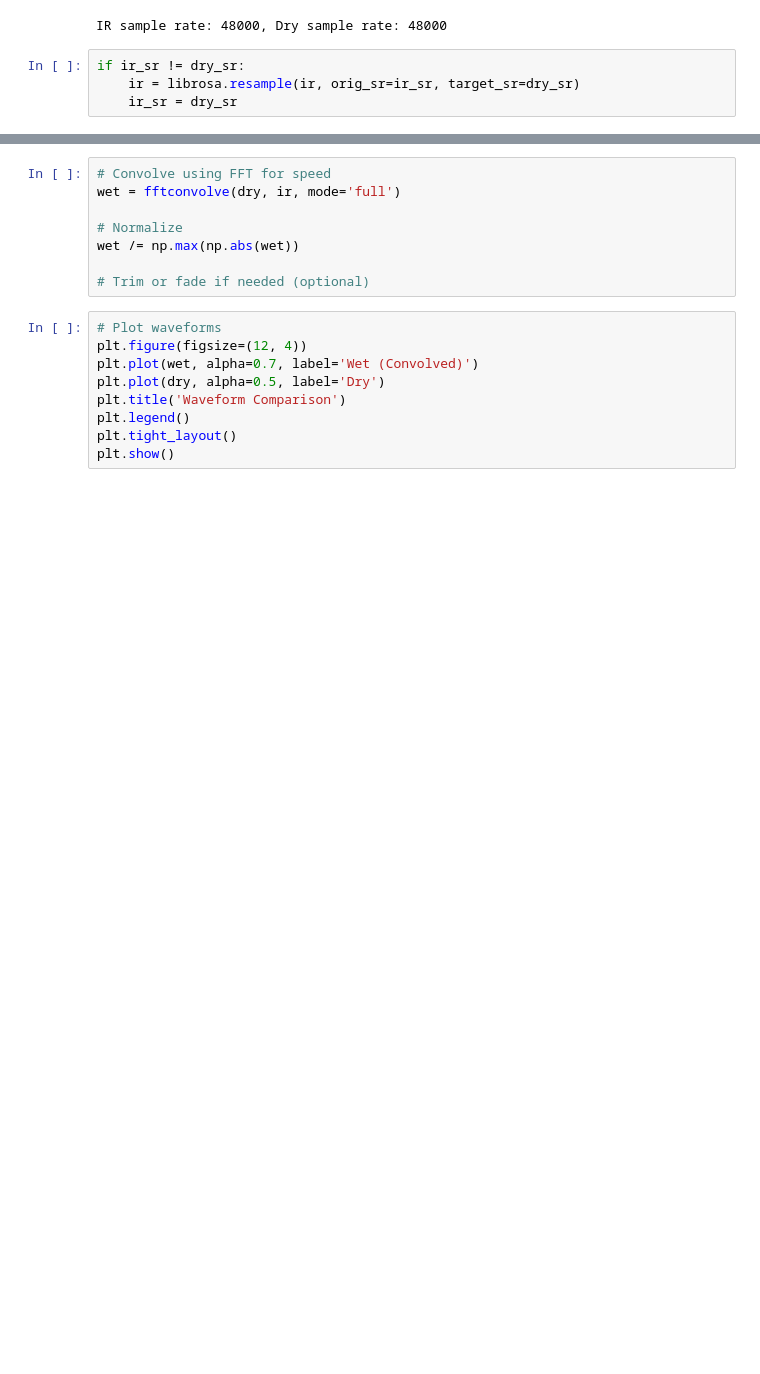
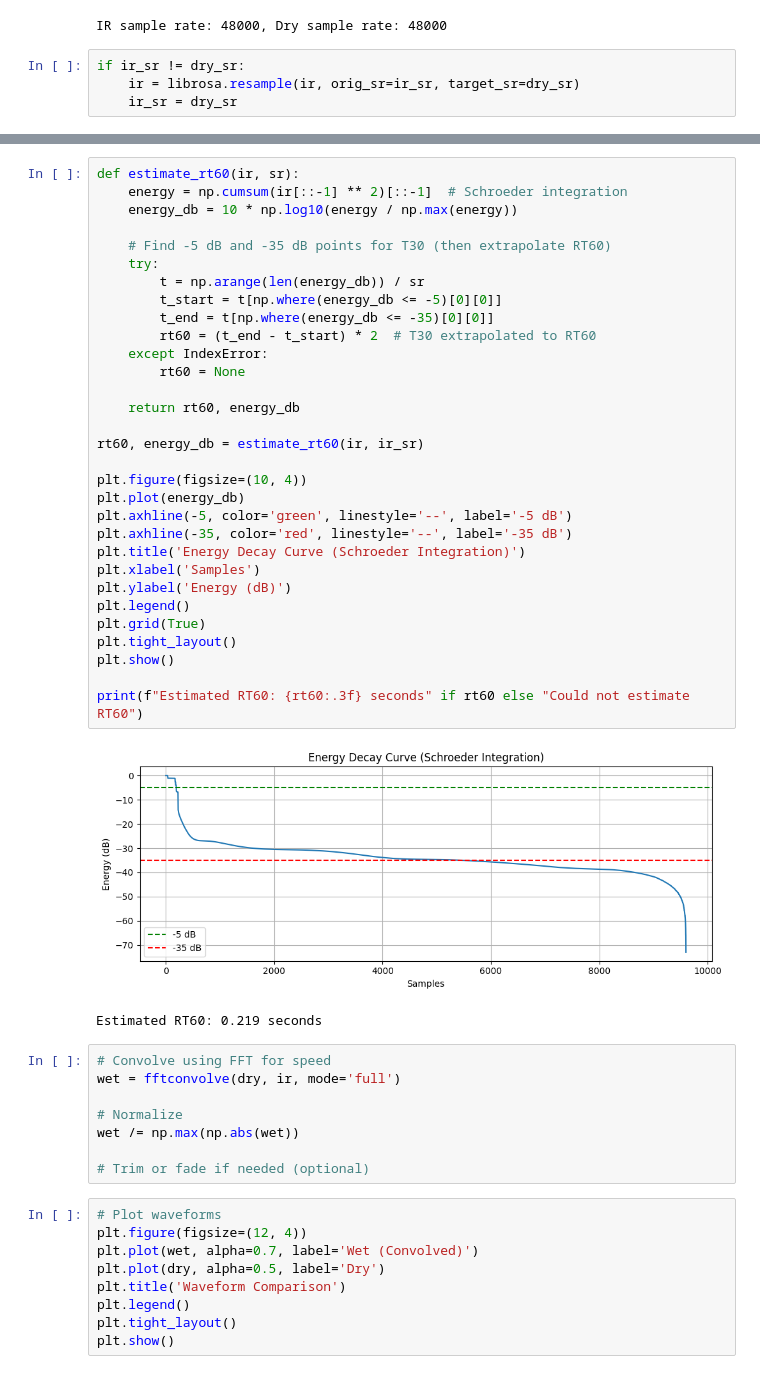
Before and after one commit to omega1119/dsp-ir, a Jupyter notebook: apply_ir.ipynb, the cells around one changed output, grey strips where cells are left out. Cells and saved outputs as stored; diff of their text form; blank space fills up the shorter version.

```diff
--- a/apply_ir.ipynb
+++ b/apply_ir.ipynb
@@ -23,3 +44,37 @@ if ir_sr != dry_sr:
+# %%
+def estimate_rt60(ir, sr):
+    energy = np.cumsum(ir[::-1] ** 2)[::-1]  # Schroeder integration
+    energy_db = 10 * np.log10(energy / np.max(energy))
+
+    # Find -5 dB and -35 dB points for T30 (then extrapolate RT60)
+    try:
+        t = np.arange(len(energy_db)) / sr
+        t_start = t[np.where(energy_db <= -5)[0][0]]
+        t_end = t[np.where(energy_db <= -35)[0][0]]
+        rt60 = (t_end - t_start) * 2  # T30 extrapolated to RT60
+    except IndexError:
+        rt60 = None
+
+    return rt60, energy_db
+
+rt60, energy_db = estimate_rt60(ir, ir_sr)
+
+plt.figure(figsize=(10, 4))
+plt.plot(energy_db)
+plt.axhline(-5, color='green', linestyle='--', label='-5 dB')
+plt.axhline(-35, color='red', linestyle='--', label='-35 dB')
+plt.title('Energy Decay Curve (Schroeder Integration)')
+plt.xlabel('Samples')
+plt.ylabel('Energy (dB)')
+plt.legend()
+plt.grid(True)
+plt.tight_layout()
+plt.show()
+
+print(f"Estimated RT60: {rt60:.3f} seconds" if rt60 else "Could not estimate RT60")
+# %% [output]
+[figure, added]
+Estimated RT60: 0.219 seconds
 # %%
 # Convolve using FFT for speed
 wet = fftconvolve(dry, ir, mode='full')
```
Also changed, not shown: parts of 2 cells of this notebook.
